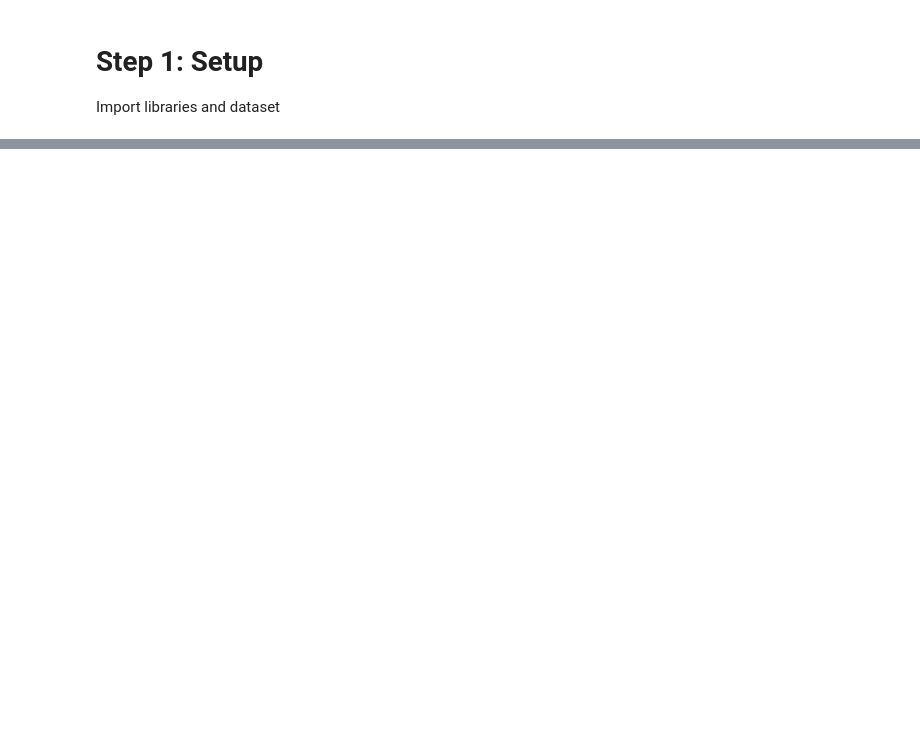
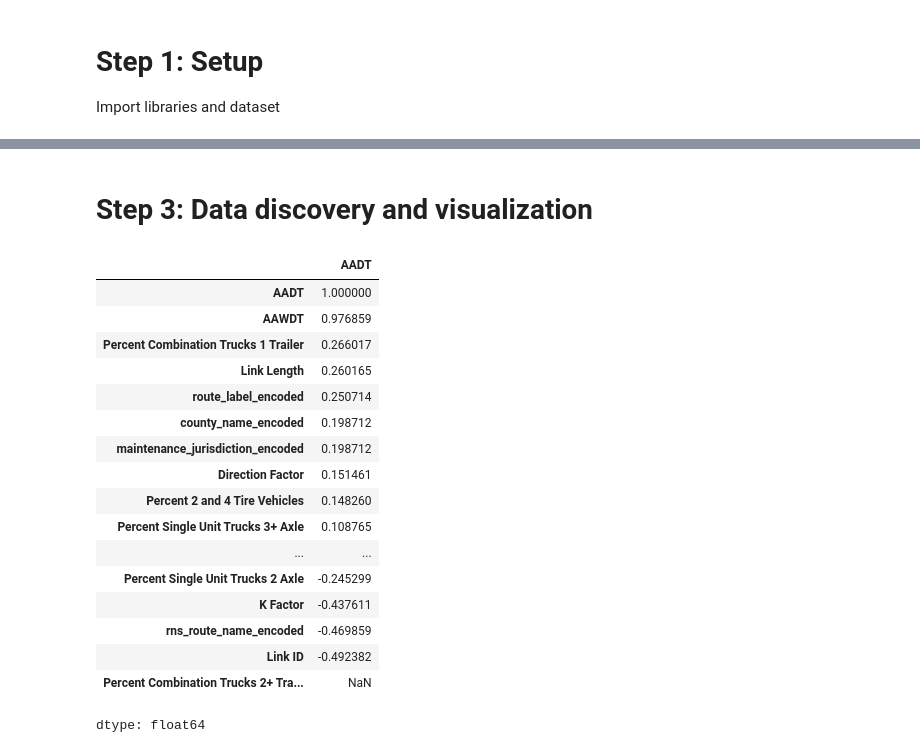
Before and after one commit to jpark0504/ML4VA, a Jupyter notebook: ML4VA_Project.ipynb, the cells around one changed output, grey strips where cells are left out. Cells and saved outputs as stored; diff of their text form; code cells hidden in the pictures; blank space fills up the shorter version.

```diff
--- a/ML4VA_Project.ipynb
+++ b/ML4VA_Project.ipynb
@@ -60,0 +137,2 @@ print(housing.describe())  # Numeric columns
+# %% [markdown]
+# Step 3: Data discovery and visualization
@@ -60,0 +165,23 @@ print(housing.describe())  # Numeric columns
+# %%
+corr_matrix = dataset_visualization.corr(numeric_only=True)
+corr_matrix.shape
+corr_matrix["AADT"].sort_values(ascending=False)
+# %% [output]
+|  | AADT |
+| AADT | 1.000000 |
+| AAWDT | 0.976859 |
+| Percent Combination Trucks 1 Trailer | 0.266017 |
+| Link Length | 0.260165 |
+| route_label_encoded | 0.250714 |
+| county_name_encoded | 0.198712 |
+| maintenance_jurisdiction_encoded | 0.198712 |
+| Direction Factor | 0.151461 |
+| Percent 2 and 4 Tire Vehicles | 0.148260 |
+| Percent Single Unit Trucks 3+ Axle | 0.108765 |
+| ... | ... |
+| Percent Single Unit Trucks 2 Axle | -0.245299 |
+| K Factor | -0.437611 |
+| rns_route_name_encoded | -0.469859 |
+| Link ID | -0.492382 |
+| Percent Combination Trucks 2+ Tra... | NaN |
+dtype: float64
```
Also changed, not shown: parts of 17 cells of this notebook.
